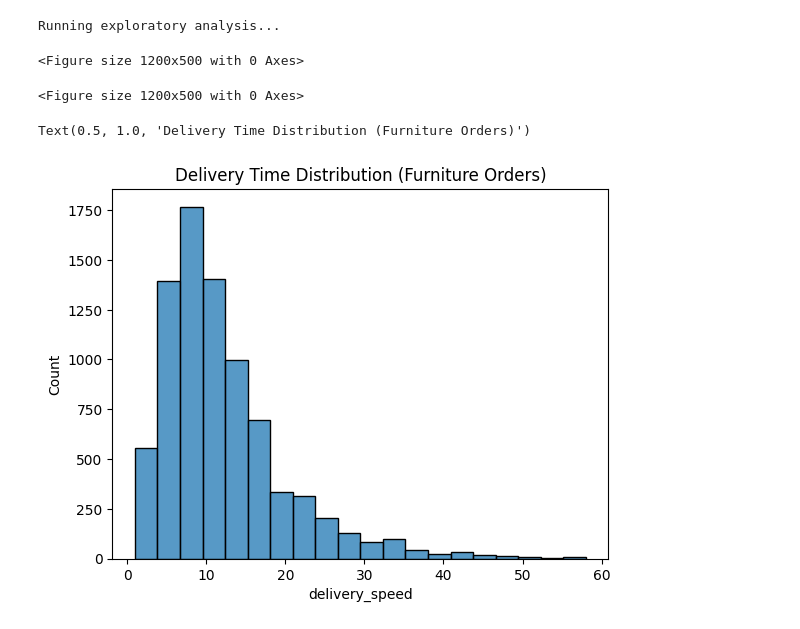
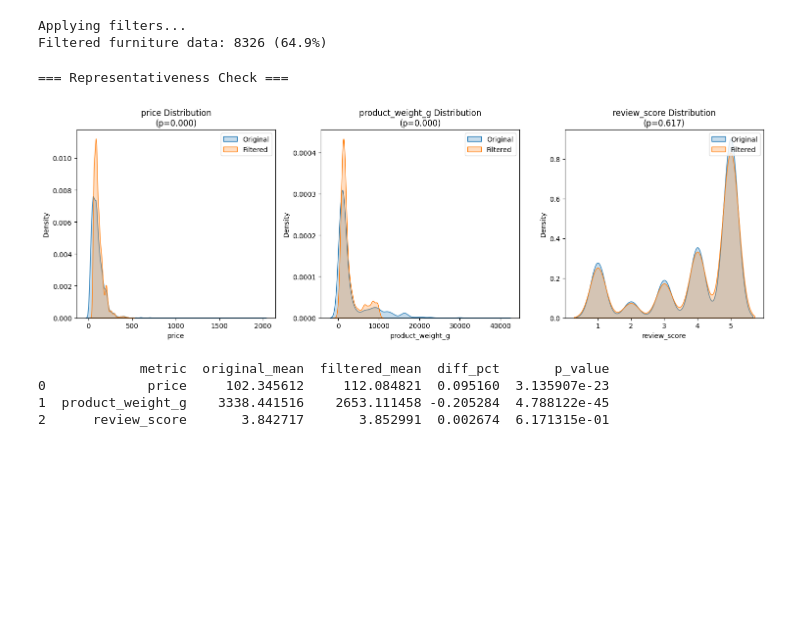
Before and after one commit to JamesLo94/schulich_data_science, a Jupyter notebook: Olist/3.ipynb, the cells around one changed output. Cells and saved outputs as stored; diff of their text form; code cells hidden in the pictures; blank space fills up the shorter version.

Commit message:
data science

```diff
--- a/Olist/3.ipynb
+++ b/Olist/3.ipynb
@@ -24,5 +26,5 @@ merged = (
 # %%
-# 3. DATA PREPARATION
-# ===================
-# Filter for furniture products
-furniture_data = merged[merged['product_category_name'] == 'moveis_decoracao']
+furniture_keywords = ['cama', 'mesa', 'sofa', 'cadeira', 'armario', 'escritorio', 'movel', 'móvel']
+df['is_furniture'] = df['product_category_name'].str.contains('|'.join(furniture_keywords), case=False, na=False)
+furniture_raw = df[df['is_furniture']].copy()
+print(f"Original furniture data: {len(furniture_raw)}")
@@ -57,17 +43,56 @@ furniture_data = furniture_data[
 # %%
-# 4. EDA
-# ==============
-print("\nRunning exploratory analysis...")
-plt.figure(figsize=(12,5))
+# 3. Filter furniture data
+print("Applying filters...")
+furniture_filtered = furniture_raw[
+    (furniture_raw['price'].between(50, 500)) &  # Price range
+    (furniture_raw['product_weight_g'] <= 10000)  # weight≤10kg
+].copy()
+print(f"Filtered furniture data: {len(furniture_filtered)} ({len(furniture_filtered)/len(furniture_raw):.1%})")
 # %% [output]
-Running exploratory analysis...
+Applying filters...
+Filtered furniture data: 8326 (64.9%)
-<Figure size 1200x500 with 0 Axes>
-<Figure size 1200x500 with 0 Axes>
 # %%
-# Delivery speed distribution
-sns.histplot(furniture_data['delivery_speed'], bins=20)
-plt.title('Delivery Time Distribution (Furniture Orders)')
+# 4. representativeness check
+def check_representativeness(original, filtered):
+    """ Comparison of filtered and original data """
+    metrics = ['price', 'product_weight_g', 'review_score']
+    report = []
+
+    for col in metrics:
+        orig = original[col].dropna()
+        filt = filtered[col].dropna()
+        t_stat, p_val = stats.ttest_ind(orig, filt, equal_var=False)
+        report.append({
+            'metric': col,
+            'original_mean': orig.mean(),
+            'filtered_mean': filt.mean(),
+            'diff_pct': (filt.mean() - orig.mean()) / orig.mean(),
+            'p_value': p_val,
+            'n_original': len(orig),
+            'n_filtered': len(filt)
+        })
+
+    # Visualized comparison
+    plt.figure(figsize=(15, 5))
+    for i, col in enumerate(metrics, 1):
+        plt.subplot(1, 3, i)
+        sns.kdeplot(original[col], label='Original', fill=True)
+        sns.kdeplot(filtered[col], label='Filtered', fill=True)
+        plt.title(f'{col} Distribution\n(p={report[i-1]["p_value"]:.3f})')
+        plt.legend()
+    plt.tight_layout()
+    plt.show()
+
+    return pd.DataFrame(report)
+
+print("\n=== Representativeness Check ===")
+represent_report = check_representativeness(furniture_raw, furniture_filtered)
+print(represent_report[['metric', 'original_mean', 'filtered_mean', 'diff_pct', 'p_value']])
 # %% [output]
-Text(0.5, 1.0, 'Delivery Time Distribution (Furniture Orders)')
+=== Representativeness Check ===
-[figure, old version]
+[figure, new version]
+             metric  original_mean  filtered_mean  diff_pct       p_value
+0             price     102.345612     112.084821  0.095160  3.135907e-23
+1  product_weight_g    3338.441516    2653.111458 -0.205284  4.788122e-45
+2      review_score       3.842717       3.852991  0.002674  6.171315e-01
 # %%
```
Also changed, not shown: parts of 19 cells of this notebook, 1 other file.
